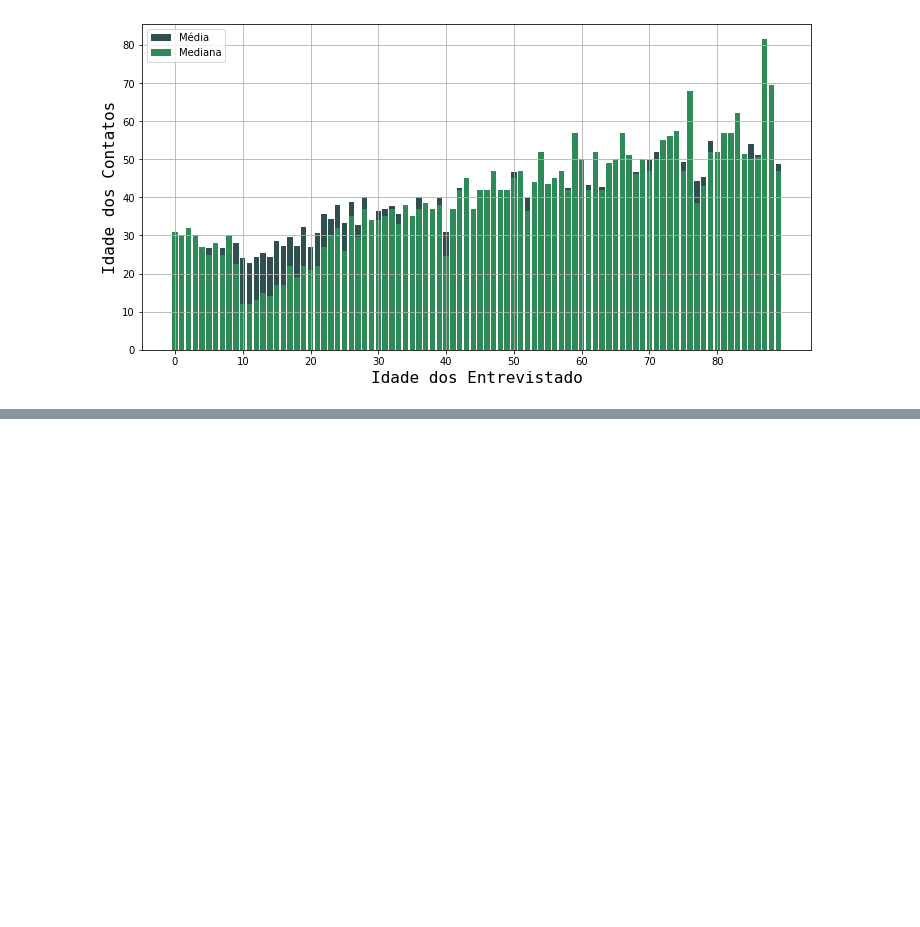
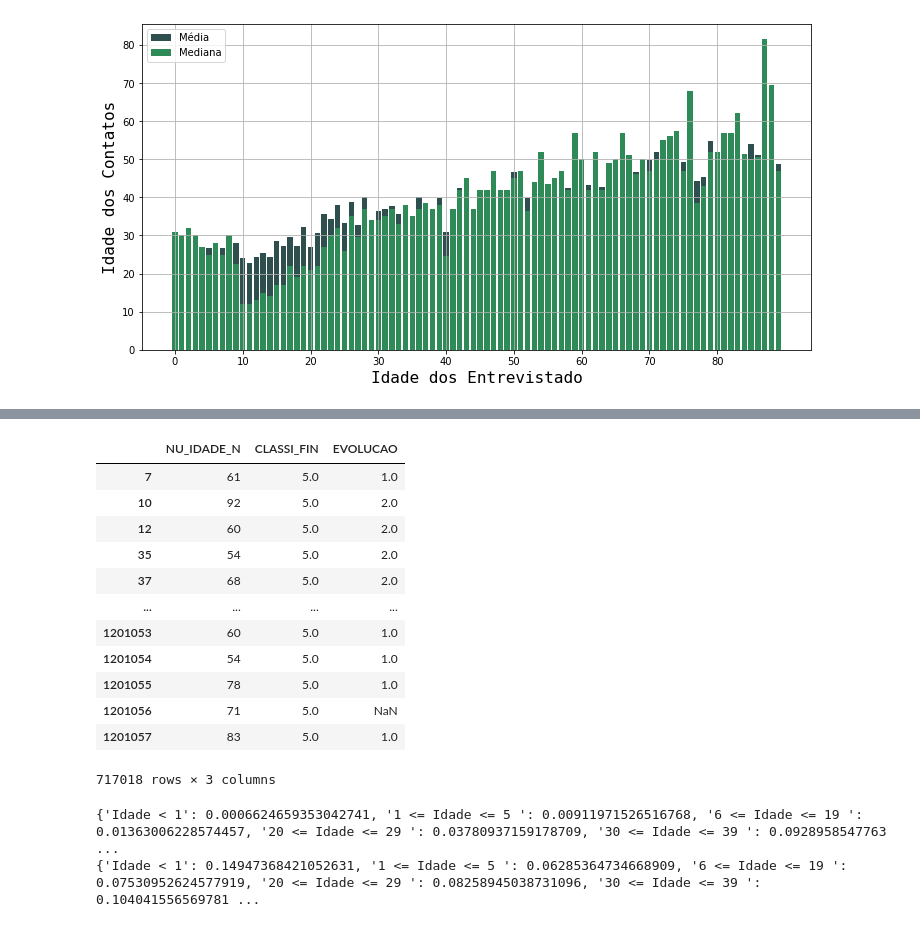
Before and after one commit to intcarlosmiguel/pesquisa_mestrado, a Jupyter notebook: main.ipynb, the cells around one changed output, grey strips where cells are left out. Saved outputs shown, nothing was run; the diff lists cells and outputs as text; code cells hidden in the pictures; blank space fills up the shorter version.

```diff
--- a/main.ipynb
+++ b/main.ipynb
@@ -202,0 +178,20 @@ conncection_idade(contacts,criancas,adultos)
+# %%
+df = pd.read_csv('./input/INFLUD20-14-11-2022.csv',delimiter = ';',usecols = ['NU_IDADE_N','EVOLUCAO','CLASSI_FIN'])
+# %%
+df = df[df['CLASSI_FIN'] == 5]
+df
+# Idade,
+# %% [output]
+|  | NU_IDADE_N | CLASSI_FIN | EVOLUCAO |
+| 7 | 61 | 5.0 | 1.0 |
+| 10 | 92 | 5.0 | 2.0 |
+| 12 | 60 | 5.0 | 2.0 |
+| 35 | 54 | 5.0 | 2.0 |
+| 37 | 68 | 5.0 | 2.0 |
+| ... | ... | ... | ... |
+| 1201053 | 60 | 5.0 | 1.0 |
+| 1201054 | 54 | 5.0 | 1.0 |
+| 1201055 | 78 | 5.0 | 1.0 |
+| 1201056 | 71 | 5.0 | NaN |
+| 1201057 | 83 | 5.0 | 1.0 |
+717018 rows × 3 columns
@@ -202,0 +207,11 @@ conncection_idade(contacts,criancas,adultos)
+# %%
+# Número de mortos dividido por Número de Infectados
+Nmortos = {}
+for i,j in zip(label,hist):
+    if(j[0]!=0):
+        Nmortos[i] = df[(df['NU_IDADE_N']>=j[0]) & (df['NU_IDADE_N']<=j[1]) & (df['EVOLUCAO']==2)].shape[0]/df[(df['NU_IDADE_N']>=j[0]) & (df['NU_IDADE_N']<=j[1])].shape[0]
+    else:
+        Nmortos[i] = df[(df['NU_IDADE_N'] == j[0]) & (df['EVOLUCAO']==2)].shape[0]/df[df['NU_IDADE_N'] == j[0]].shape[0]
+# %% [output]
+{'Idade < 1': 0.0006624659353042741, '1 <= Idade <= 5 ': 0.00911971526516768, '6 <= Idade <= 19 ': 0.01363006228574457, '20 <= Idade <= 29 ': 0.03780937159178709, '30 <= Idade <= 39 ': 0.0928958547763 ...
+{'Idade < 1': 0.14947368421052631, '1 <= Idade <= 5 ': 0.06285364734668909, '6 <= Idade <= 19 ': 0.07530952624577919, '20 <= Idade <= 29 ': 0.08258945038731096, '30 <= Idade <= 39 ': 0.104041556569781 ...
```
Also changed, not shown: parts of 12 cells of this notebook, 10 other files.
